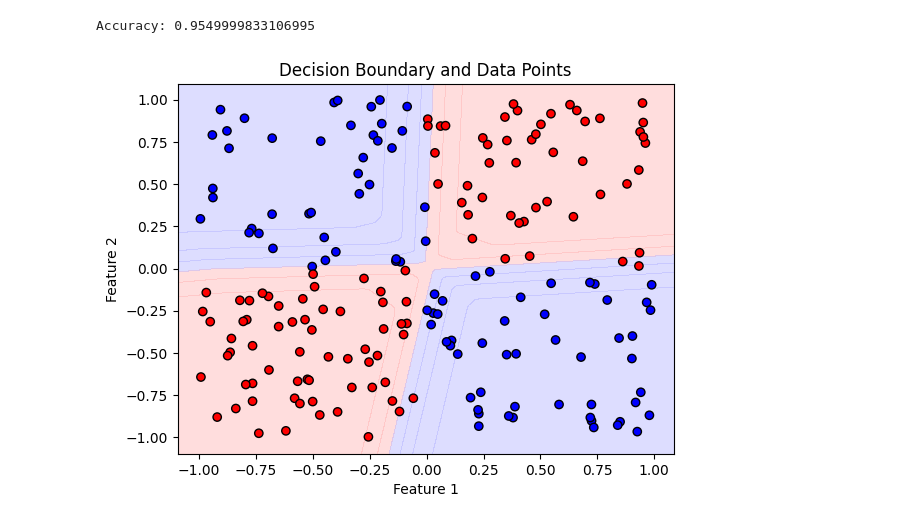
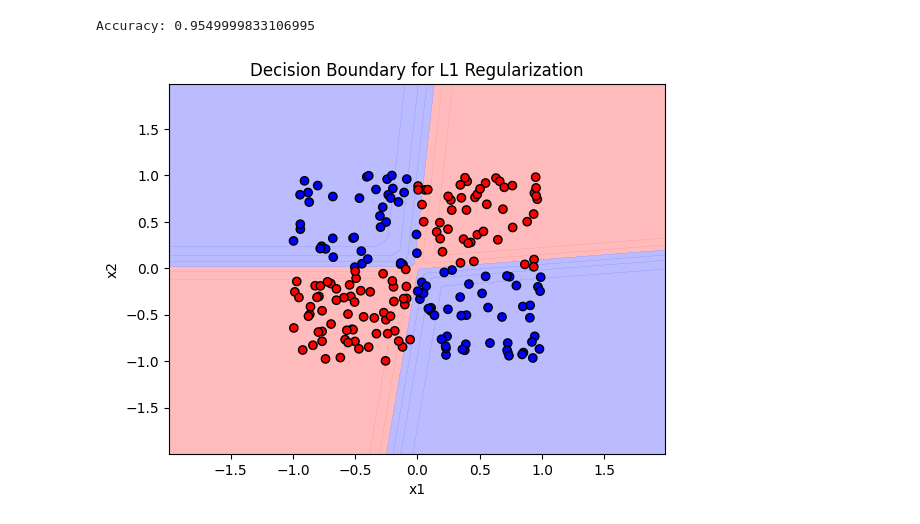
Before and after one commit to Shubh-81/ES335-Assignment3, a Jupyter notebook: Q2.ipynb, the cells around one changed output. Drawn from its saved outputs; the diff is of its cells as text; code cells hidden in the pictures.

```diff
--- a/Q2.ipynb
+++ b/Q2.ipynb
@@ -177,23 +177,21 @@ Accuracy: 0.9549999833106995
 # %%
 import matplotlib.pyplot as plt
 
-# Define a function to plot decision boundary
 def plot_decision_boundary(model, X, y):
-    x1_min, x1_max = X[:, 0].min() - 0.1, X[:, 0].max() + 0.1
-    x2_min, x2_max = X[:, 1].min() - 0.1, X[:, 1].max() + 0.1
-    xx1, xx2 = np.meshgrid(np.arange(x1_min, x1_max, 0.01),
-                           np.arange(x2_min, x2_max, 0.01))
+    x1_min, x1_max = X[:, 0].min() - 1, X[:, 0].max() + 1
+    x2_min, x2_max = X[:, 1].min() - 1, X[:, 1].max() + 1
+    xx1, xx2 = np.meshgrid(np.arange(x1_min, x1_max, 0.02),
+                           np.arange(x2_min, x2_max, 0.02))
     grid_tensor = torch.tensor(np.c_[xx1.ravel(), xx2.ravel()], dtype=torch.float32)
     Z = model(grid_tensor)
     Z = Z.detach().numpy().reshape(xx1.shape)
-    plt.contourf(xx1, xx2, Z, cmap=ListedColormap(['#FFAAAA', '#AAAAFF']), alpha=0.4)
+    plt.contourf(xx1, xx2, Z, cmap=ListedColormap(['#FFAAAA', '#AAAAFF']), alpha=0.8)
     plt.scatter(X[:, 0], X[:, 1], c=y,cmap=ListedColormap(['#FF0000', '#0000FF']), edgecolor='k')
-    plt.xlabel('Feature 1')
-    plt.ylabel('Feature 2')
-    plt.title('Decision Boundary and Data Points')
+    plt.xlabel('x1')
+    plt.ylabel('x2')
+    plt.title('Decision Boundary for L1 Regularization')
     plt.show()
 
-# Plot decision boundary for MLP with L1 regularization
 plot_decision_boundary(model, X_test_tensor, y_test_tensor)
 # %% [output]
-[figure, old version]
+[figure, new version]
```
Also changed, not shown: parts of 2 cells of this notebook.
